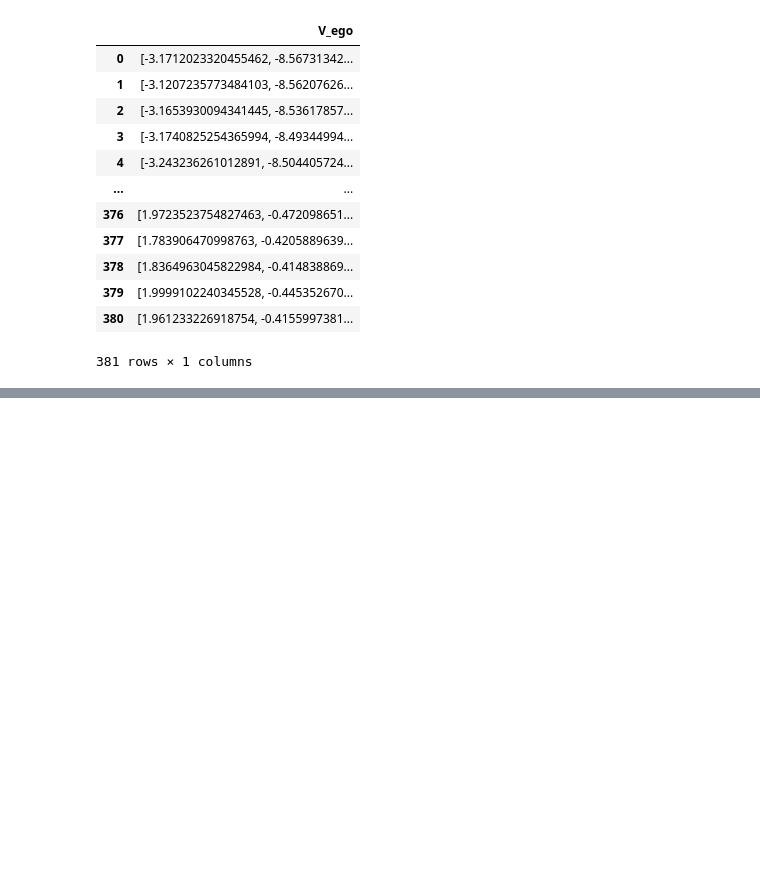
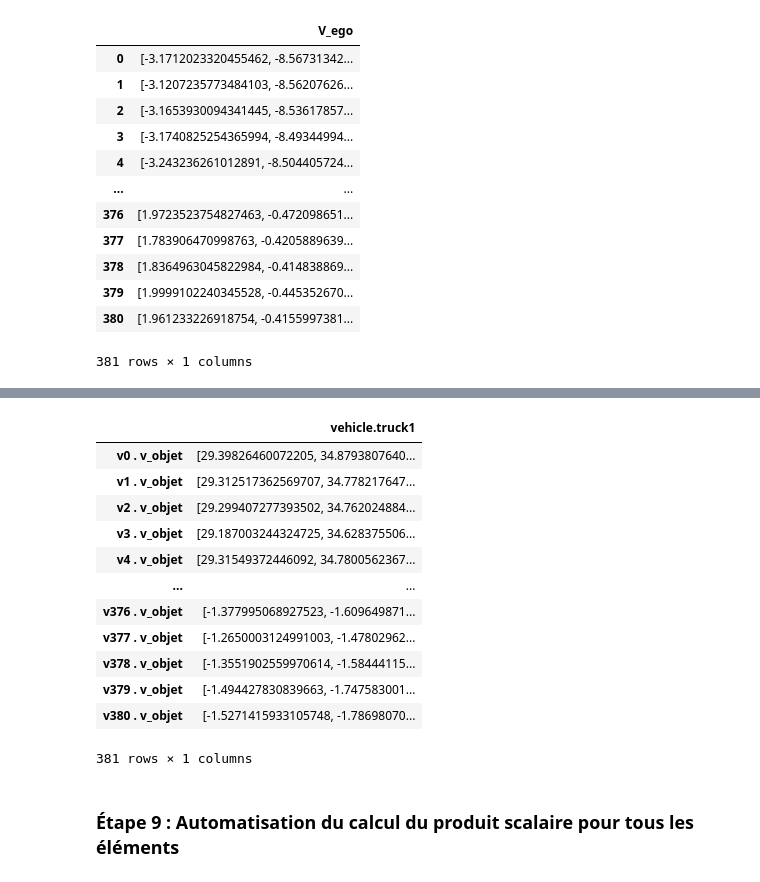
Before and after one commit to licit-lab/eda-nuscenes, a Jupyter notebook: notes/Intensite_interactions.ipynb, the cells around one changed output, grey strips where cells are left out. Saved outputs shown, nothing was run; the diff lists cells and outputs as text; code cells hidden in the pictures; blank space fills up the shorter version.

```diff
--- a/notes/Intensite_interactions.ipynb
+++ b/notes/Intensite_interactions.ipynb
@@ -285,0 +317,18 @@ df_vecteurs
+# %%
+df_ps
+# %% [output]
+|  | vehicle.truck1 |
+| v0 . v_objet | [29.39826460072205, 34.8793807640... |
+| v1 . v_objet | [29.312517362569707, 34.778217647... |
+| v2 . v_objet | [29.299407277393502, 34.762024884... |
+| v3 . v_objet | [29.187003244324725, 34.628375506... |
+| v4 . v_objet | [29.31549372446092, 34.7800562367... |
+| ... | ... |
+| v376 . v_objet | [-1.377995068927523, -1.609649871... |
+| v377 . v_objet | [-1.2650003124991003, -1.47802962... |
+| v378 . v_objet | [-1.3551902559970614, -1.58444115... |
+| v379 . v_objet | [-1.494427830839663, -1.747583001... |
+| v380 . v_objet | [-1.5271415933105748, -1.78698070... |
+381 rows × 1 columns
+# %% [markdown]
+### Étape 9 : Automatisation du calcul du produit scalaire pour tous les éléments
```
Also changed, not shown: parts of 14 cells of this notebook.
